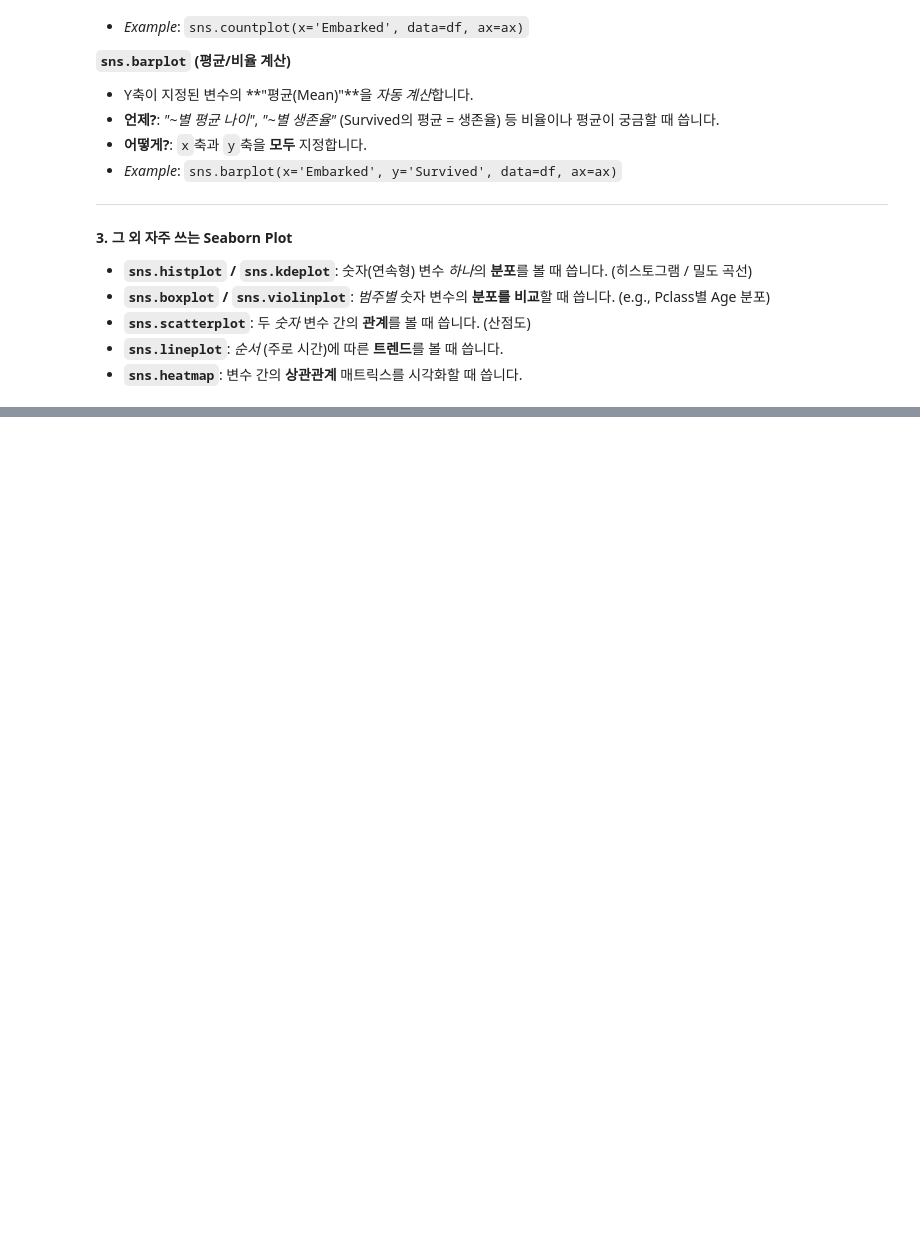
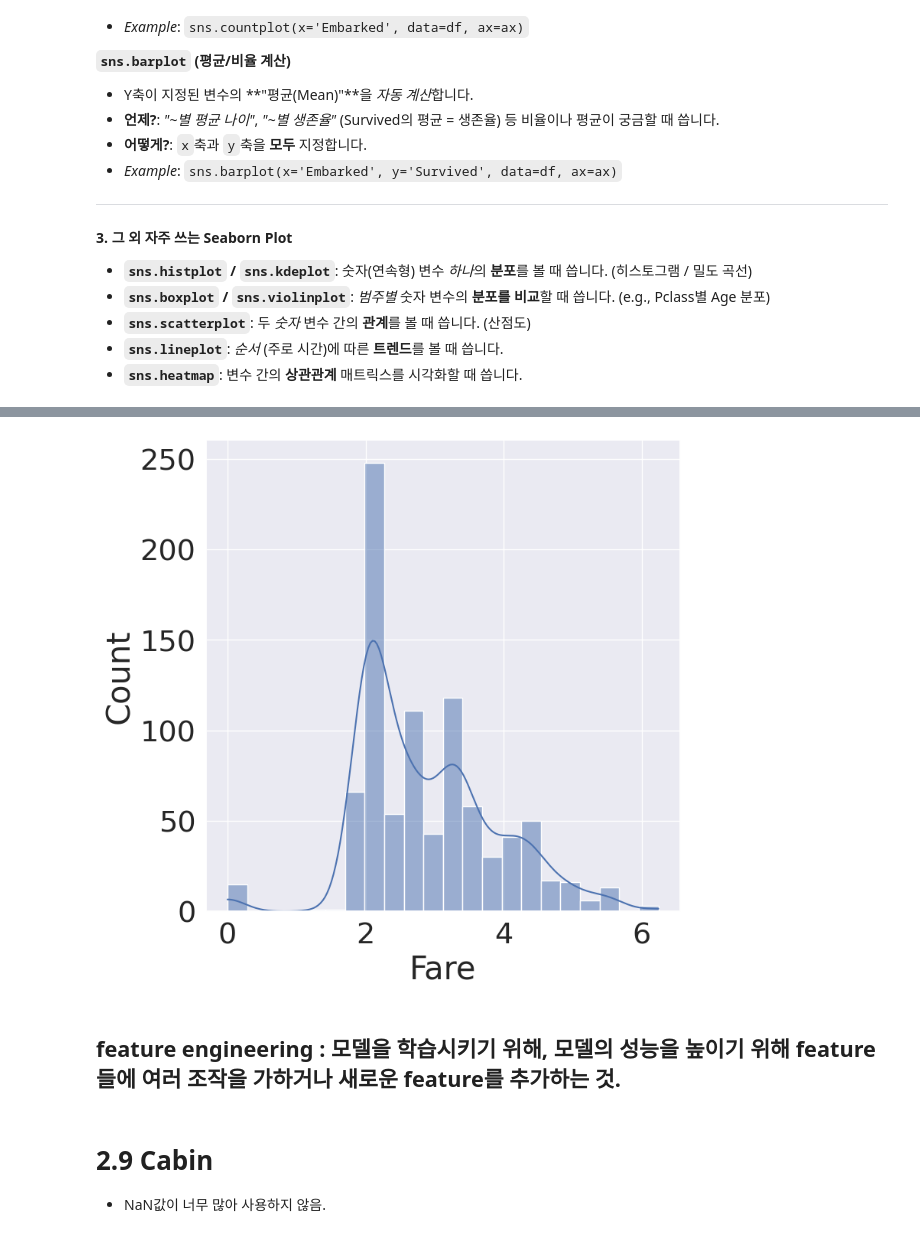
Before and after one commit to hajonghyun/kaggle_titanic_studynotes, a Jupyter notebook: titanic_survivor.ipynb, the cells around one changed output, grey strips where cells are left out. Drawn from its saved outputs; the diff is of its cells as text; code cells hidden in the pictures; blank space fills up the shorter version.

```diff
--- a/titanic_survivor.ipynb
+++ b/titanic_survivor.ipynb
@@ -676,0 +728,20 @@ plt.show()
+# %%
+new_fare_train = df_train['Fare'].map(lambda i : np.log(i) if i>0 else 0)
+new_fare_test = df_test['Fare'].map(lambda i : np.log(i) if i>0 else 0)
+
+df_train['Fare'] = new_fare_train
+df_test['Fare']= new_fare_test
+# %%
+# log를 취한 Fare의 히스토, kde 그래프를 다시 동시에 그려보자.
+f, ax = plt.subplots(1,1,figsize=(8,8))
+
+sns.histplot(data=df_train, ax=ax, kde=True, x='Fare')
+
+plt.show()
+# %% [output]
+[figure, added]
+# %% [markdown]
+## feature engineering : 모델을 학습시키기 위해, 모델의 성능을 높이기 위해 feature들에 여러 조작을 가하거나 새로운 feature를 추가하는 것.
+# %% [markdown]
+# 2.9 Cabin
+- NaN값이 너무 많아 사용하지 않음.
```
Also changed, not shown: parts of 11 cells of this notebook.
